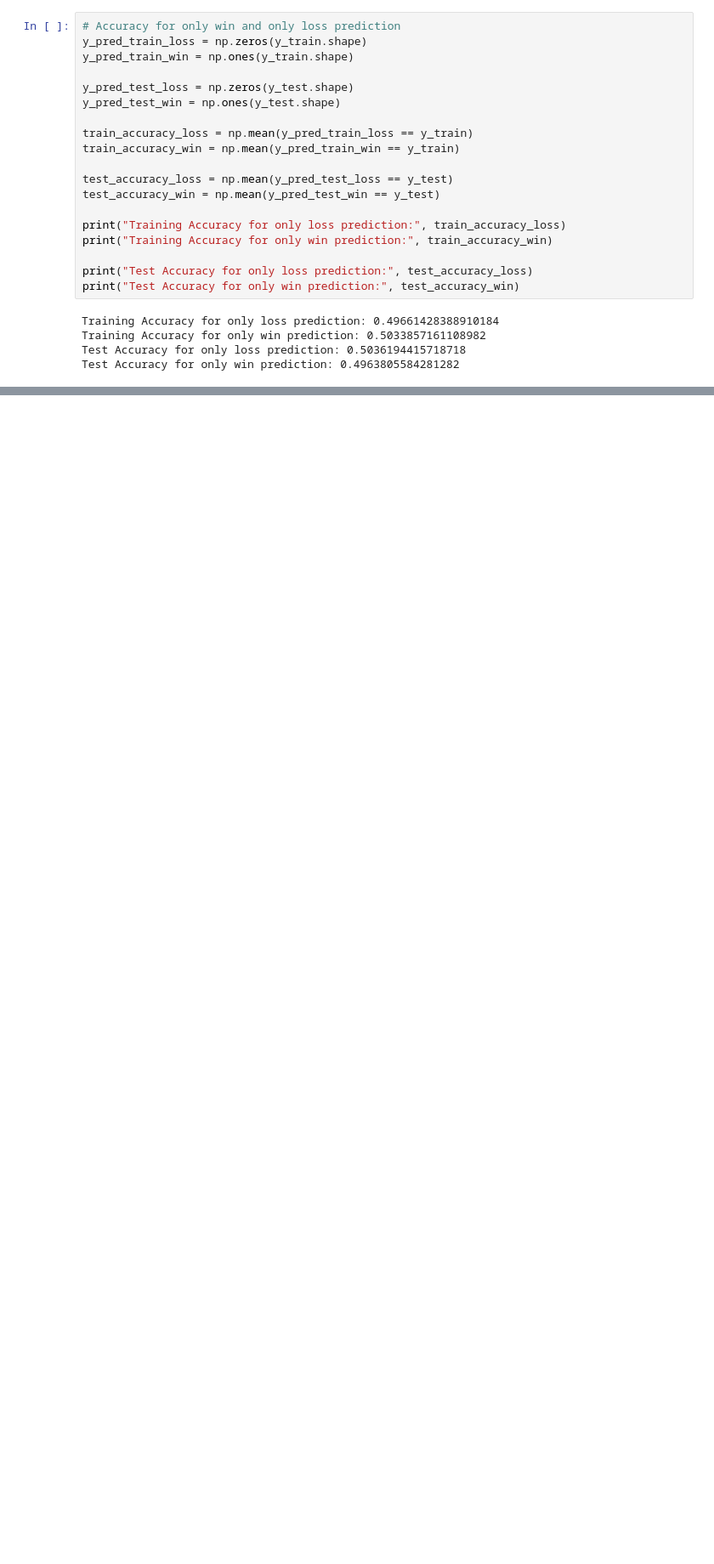
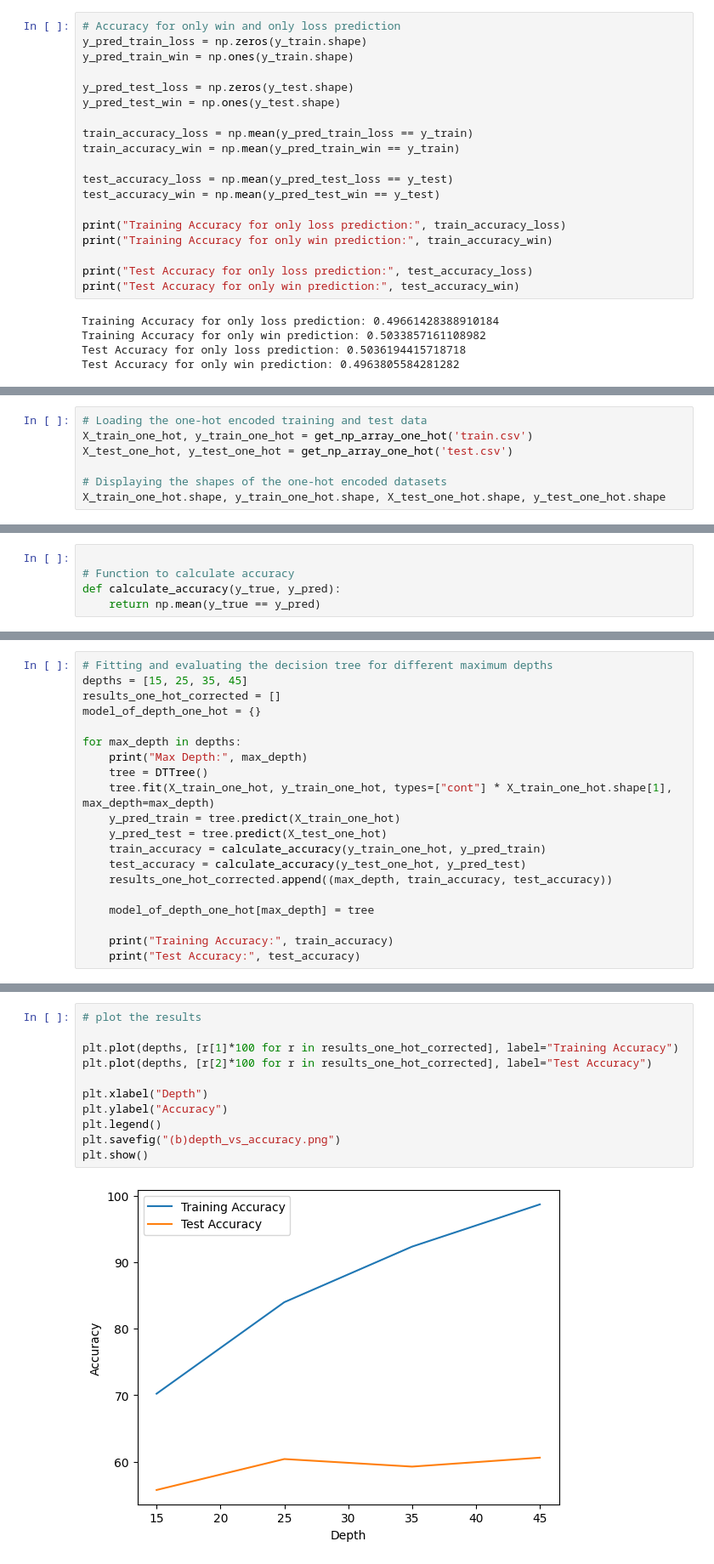
Before and after one commit to hbot07/Machine_Learning_COL774_Assignments, a Jupyter notebook: Assignment 3/q1/decision tree.ipynb, the cells around one changed output, grey strips where cells are left out. Shown at 85% size. Saved outputs shown, nothing was run; the diff lists cells and outputs as text; blank space fills up the shorter version.

```diff
--- a/Assignment 3/q1/decision tree.ipynb
+++ b/Assignment 3/q1/decision tree.ipynb
@@ -244,0 +274,7 @@ Test Accuracy for only win prediction: 0.4963805584281282
+# %%
+# Loading the one-hot encoded training and test data
+X_train_one_hot, y_train_one_hot = get_np_array_one_hot('train.csv')
+X_test_one_hot, y_test_one_hot = get_np_array_one_hot('test.csv')
+
+# Displaying the shapes of the one-hot encoded datasets
+X_train_one_hot.shape, y_train_one_hot.shape, X_test_one_hot.shape, y_test_one_hot.shape
@@ -244,0 +388,5 @@ Test Accuracy for only win prediction: 0.4963805584281282
+# %%
+
+# Function to calculate accuracy
+def calculate_accuracy(y_true, y_pred):
+    return np.mean(y_true == y_pred)
@@ -244,0 +417,20 @@ Test Accuracy for only win prediction: 0.4963805584281282
+# %%
+# Fitting and evaluating the decision tree for different maximum depths
+depths = [15, 25, 35, 45]
+results_one_hot_corrected = []
+model_of_depth_one_hot = {}
+
+for max_depth in depths:
+    print("Max Depth:", max_depth)
+    tree = DTTree()
+    tree.fit(X_train_one_hot, y_train_one_hot, types=["cont"] * X_train_one_hot.shape[1], max_depth=max_depth)
+    y_pred_train = tree.predict(X_train_one_hot)
+    y_pred_test = tree.predict(X_test_one_hot)
+    train_accuracy = calculate_accuracy(y_train_one_hot, y_pred_train)
+    test_accuracy = calculate_accuracy(y_test_one_hot, y_pred_test)
+    results_one_hot_corrected.append((max_depth, train_accuracy, test_accuracy))
+
+    model_of_depth_one_hot[max_depth] = tree
+
+    print("Training Accuracy:", train_accuracy)
+    print("Test Accuracy:", test_accuracy)
@@ -244,0 +450,13 @@ Test Accuracy for only win prediction: 0.4963805584281282
+# %%
+# plot the results
+
+plt.plot(depths, [r[1]*100 for r in results_one_hot_corrected], label="Training Accuracy")
+plt.plot(depths, [r[2]*100 for r in results_one_hot_corrected], label="Test Accuracy")
+
+plt.xlabel("Depth")
+plt.ylabel("Accuracy")
+plt.legend()
+plt.savefig("(b)depth_vs_accuracy.png")
+plt.show()
+# %% [output]
+[figure, added]
```
Also changed, not shown: parts of 10 cells of this notebook, 1 other file.
